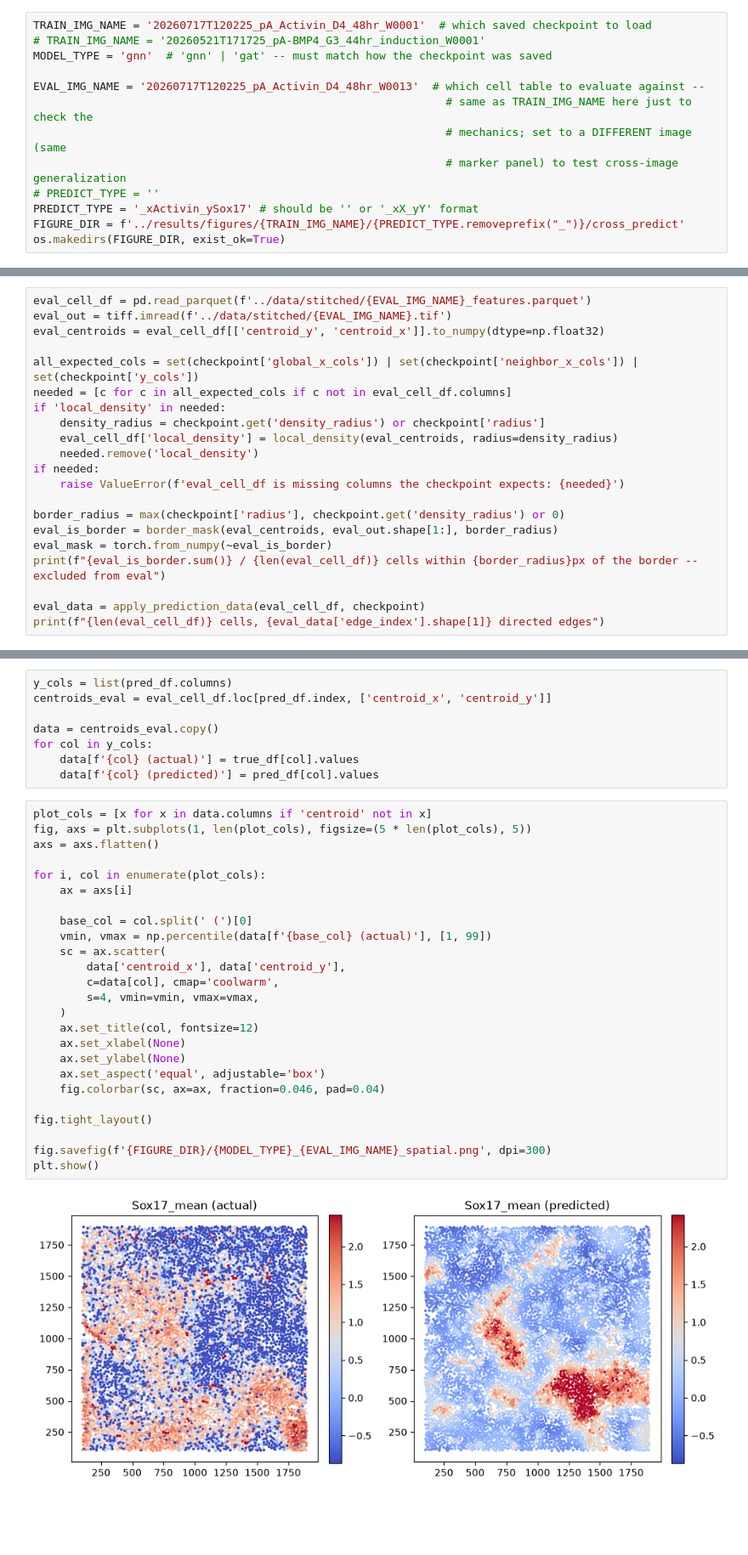
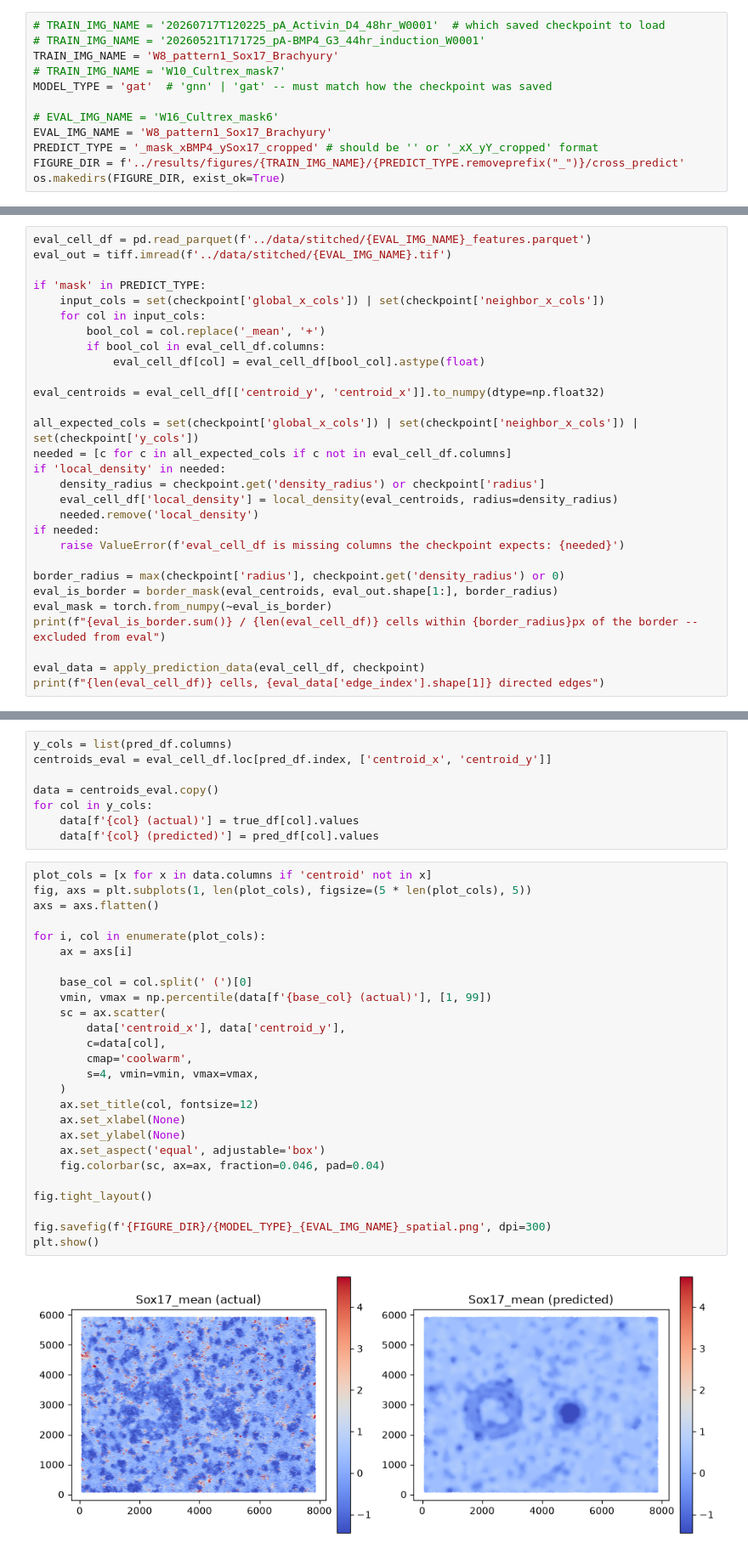
Before and after one commit to alw399/OptoBMP, a Jupyter notebook: notebooks/cross_predict.ipynb, the cells around one changed output, grey strips where cells are left out. Shown at 85% size. Cells and saved outputs as stored; diff of their text form; blank space fills up the shorter version.

```diff
--- a/notebooks/cross_predict.ipynb
+++ b/notebooks/cross_predict.ipynb
@@ -25,16 +25,15 @@ The checkpoint carries everything needed to re-apply the model correctly: the ex
 comparisons only make sense between images sharing the same marker panel (channel
 names) as whatever the model was trained on.
 # %%
-TRAIN_IMG_NAME = '20260717T120225_pA_Activin_D4_48hr_W0001'  # which saved checkpoint to load
+# TRAIN_IMG_NAME = '20260717T120225_pA_Activin_D4_48hr_W0001'  # which saved checkpoint to load
 # TRAIN_IMG_NAME = '20260521T171725_pA-BMP4_G3_44hr_induction_W0001'
-MODEL_TYPE = 'gnn'  # 'gnn' | 'gat' -- must match how the checkpoint was saved
+TRAIN_IMG_NAME = 'W8_pattern1_Sox17_Brachyury'
+# TRAIN_IMG_NAME = 'W10_Cultrex_mask7'
+MODEL_TYPE = 'gat'  # 'gnn' | 'gat' -- must match how the checkpoint was saved
 
-EVAL_IMG_NAME = '20260717T120225_pA_Activin_D4_48hr_W0013'  # which cell table to evaluate against --
-                                                              # same as TRAIN_IMG_NAME here just to check the
-                                                              # mechanics; set to a DIFFERENT image (same
-                                                              # marker panel) to test cross-image generalization
-# PREDICT_TYPE = ''
-PREDICT_TYPE = '_xActivin_ySox17' # should be '' or '_xX_yY' format
+# EVAL_IMG_NAME = 'W16_Cultrex_mask6'
+EVAL_IMG_NAME = 'W8_pattern1_Sox17_Brachyury'
+PREDICT_TYPE = '_mask_xBMP4_ySox17_cropped' # should be '' or '_xX_yY_cropped' format
 FIGURE_DIR = f'../results/figures/{TRAIN_IMG_NAME}/{PREDICT_TYPE.removeprefix("_")}/cross_predict'
 os.makedirs(FIGURE_DIR, exist_ok=True)
 # %%
@@ -60,6 +59,14 @@ radius: 100
 # %%
 eval_cell_df = pd.read_parquet(f'../data/stitched/{EVAL_IMG_NAME}_features.parquet')
 eval_out = tiff.imread(f'../data/stitched/{EVAL_IMG_NAME}.tif')
+
+if 'mask' in PREDICT_TYPE:
+    input_cols = set(checkpoint['global_x_cols']) | set(checkpoint['neighbor_x_cols'])
+    for col in input_cols:
+        bool_col = col.replace('_mean', '+')
+        if bool_col in eval_cell_df.columns:
+            eval_cell_df[col] = eval_cell_df[bool_col].astype(float)
+
 eval_centroids = eval_cell_df[['centroid_y', 'centroid_x']].to_numpy(dtype=np.float32)
 
 all_expected_cols = set(checkpoint['global_x_cols']) | set(checkpoint['neighbor_x_cols']) | set(checkpoint['y_cols'])
@@ -106,30 +113,31 @@ for col in y_cols:
 # %%
 plot_cols = [x for x in data.columns if 'centroid' not in x]
 fig, axs = plt.subplots(1, len(plot_cols), figsize=(5 * len(plot_cols), 5))
 axs = axs.flatten()
 
 for i, col in enumerate(plot_cols):
     ax = axs[i]
 
     base_col = col.split(' (')[0]
     vmin, vmax = np.percentile(data[f'{base_col} (actual)'], [1, 99])
     sc = ax.scatter(
         data['centroid_x'], data['centroid_y'],
-        c=data[col], cmap='coolwarm',
+        c=data[col],
+        cmap='coolwarm',
         s=4, vmin=vmin, vmax=vmax,
     )
     ax.set_title(col, fontsize=12)
     ax.set_xlabel(None)
     ax.set_ylabel(None)
     ax.set_aspect('equal', adjustable='box')
     fig.colorbar(sc, ax=ax, fraction=0.046, pad=0.04)
 
 fig.tight_layout()
 
 fig.savefig(f'{FIGURE_DIR}/{MODEL_TYPE}_{EVAL_IMG_NAME}_spatial.png', dpi=300)
 plt.show()
 # %% [output]
-[figure, old version]
+[figure, new version]
 # %%
 data[[x for x in data.columns if 'centroid' not in x]].corr(method='spearman')
 # %% [output]
```
Also changed, not shown: parts of 10 cells of this notebook, 4 other files.
